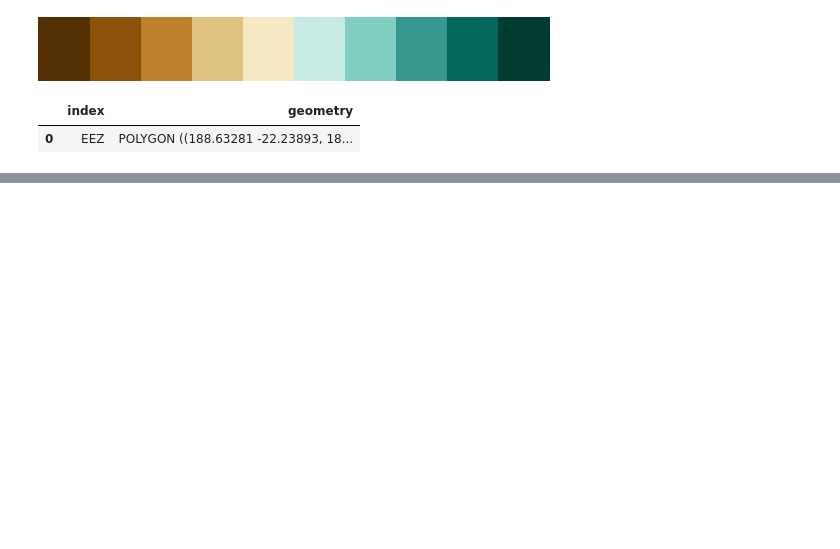
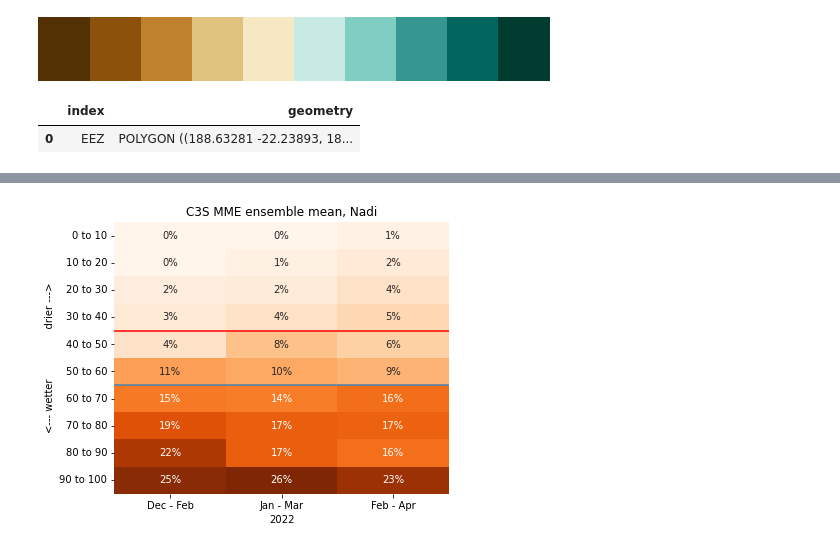
Before and after one commit to nicolasfauchereau/ICU_Water_Watch, a Jupyter notebook: notebooks/C3S/5_map_C3S_MME_probabilistic_decile_forecast.ipynb, the cells around one changed output, grey strips where cells are left out. Cells and saved outputs as stored; diff of their text form; code cells hidden in the pictures; blank space fills up the shorter version.

```diff
--- a/notebooks/C3S/5_map_C3S_MME_probabilistic_decile_forecast.ipynb
+++ b/notebooks/C3S/5_map_C3S_MME_probabilistic_decile_forecast.ipynb
@@ -350,0 +392,6 @@ f.savefig(f'/home/nicolasf/Desktop/decile_forecast_prototype_{period}_{year}_{mo
+# %%
+probs_station = probs.sel(lat=lat, lon=lon, method='nearest')
+# %%
+probs_station_df = probs_station.squeeze()[['precip']].to_dataframe()['precip']
+# %%
+probs_station_df = probs_station_df.unstack()
@@ -350,0 +413,9 @@ f.savefig(f'/home/nicolasf/Desktop/decile_forecast_prototype_{period}_{year}_{mo
+# %%
+if period == 'seasonal':
+    n_steps = 3
+elif period == 'monthly':
+    n_steps = 5
+# %%
+f, ax = plot.plot_heatmap(probs_station_df, period=period, n_steps=n_steps, year=2022, cmap='Oranges_r', title=f'C3S MME ensemble mean, Nadi', cumsum=False, start_month=month + 1)
+# %% [output]
+[figure, added]
```
Also changed, not shown: parts of 37 cells of this notebook, 2 other files.
